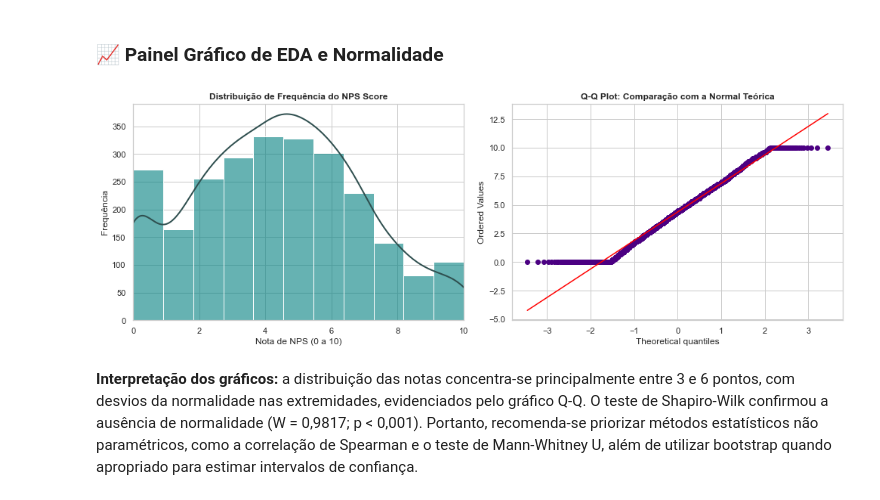
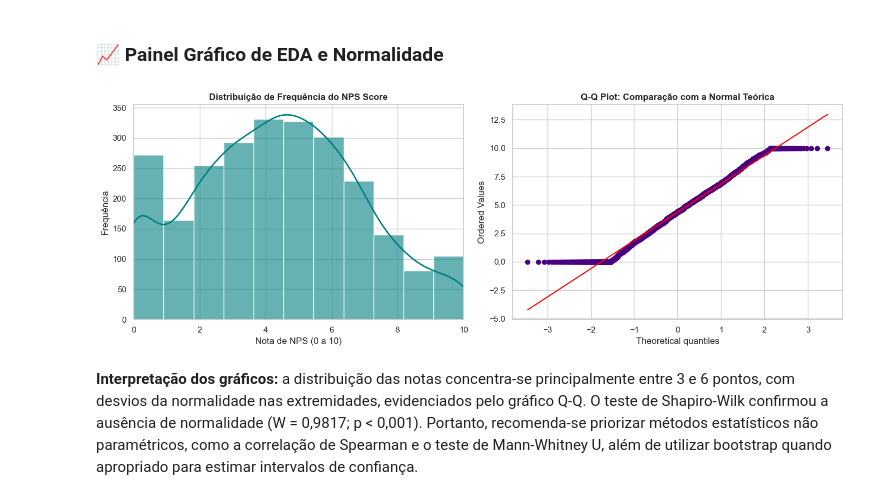
Before and after one commit to gerferson-andre/desafio_nps_fase_1, a Jupyter notebook: notebooks/tech_challenge_andre_v2.ipynb, the cells around one changed output. Drawn from its saved outputs; the diff is of its cells as text; code cells hidden in the pictures.

```diff
--- a/notebooks/tech_challenge_andre_v2.ipynb
+++ b/notebooks/tech_challenge_andre_v2.ipynb
@@ -107,12 +107,11 @@
 | **`customer_tenure_months`** | Preditora Comportamental | **INCLUÍDA** | Tempo de relacionamento / lealdade histórica. |
 | **`customer_region`** | Categorífica Geográfica | **INCLUÍDA** | Avaliação de disparidades regionais via Kruskal-Wallis / ANOVA. |
 # %%
-import os
 import pandas as pd
 import numpy as np
 
 # 1. Definição da base de dados
-df = pd.read_csv("desafio_nps_fase_1.csv")
+df = pd.read_csv("../data/desafio_nps_fase_1.csv")
 
 # 2. Diagnóstico de Dimensões e Tipagem
 print("=== ETAPA: DIMENSÕES E TIPAGEM DOS DADOS ===")
@@ -323,82 +322,66 @@ Estatística W = 0.9817 | p-valor = 0.0000
 # %% [markdown]
 ### 📈 Painel Gráfico de EDA e Normalidade
 # %%
-from scipy.stats import gaussian_kde
+import os
 
-# Preparar os dados
+# 1. Prevenir colisão de threads OpenMP/MKL no Windows (deve ser definido antes de importar numpy/scipy)
+os.environ["KMP_DUPLICATE_LIB_OK"] = "TRUE"
+os.environ["OMP_NUM_THREADS"] = "1"
+os.environ["MKL_NUM_THREADS"] = "1"
+
+import matplotlib
+
+# 2. Utilizar backend de renderização estável para o VS Code
+matplotlib.use("inline")
+
+import matplotlib.pyplot as plt
+import numpy as np
+import pandas as pd
+import seaborn as sns
+from scipy import stats
+
+# --------------------------------------------------
+# Execução dos Gráficos
+# --------------------------------------------------
 nps = pd.to_numeric(df["nps_score"], errors="coerce").dropna()
 nps_array = nps.to_numpy(dtype=float)
 
-# Verificar se existem dados suficientes
-if len(nps_array) == 0:
-    raise ValueError("A coluna nps_score não contém valores numéricos válidos.")
-
-# Criar os gráficos
 fig, axes = plt.subplots(1, 2, figsize=(14, 5))
 
-# --------------------------------------------------
-# Plot 1: Histograma com curva KDE
-# --------------------------------------------------
+# Plot 1: Histograma + KDE
 sns.histplot(
     x=nps_array,
     bins=11,
+    kde=True,
     ax=axes[0],
     color="teal",
-    alpha=0.6
+    alpha=0.6,
+    line_kws={"linewidth": 2},
 )
 
-# Calcular e desenhar a KDE sem sns.kdeplot()
-if len(nps_array) > 1 and np.unique(nps_array).size > 1:
-    kde = gaussian_kde(nps_array)
-
-    x_grid = np.linspace(
-        nps_array.min() - 0.5,
-        nps_array.max() + 0.5,
-        300
-    )
-
-    # Converter explicitamente os resultados para NumPy
-    y_kde = np.asarray(kde(x_grid), dtype=float)
-
-    # Escalar a densidade para a escala de contagem do histograma
-    bin_width = (nps_array.max() - nps_array.min() + 1) / 11
-    y_kde = y_kde * len(nps_array) * bin_width
-
-    axes[0].plot(
-        x_grid,
-        y_kde,
-        color="darkslategray",
-        linewidth=2
-    )
-
 axes[0].set_title(
-    "Distribuição de Frequência do NPS Score",
-    fontsize=12,
-    fontweight="bold"
+    "Distribuição de Frequência do NPS Score", fontsize=12, fontweight="bold"
 )
 axes[0].set_xlabel("Nota de NPS (0 a 10)")
 axes[0].set_ylabel("Frequência")
 axes[0].set_xlim(0, 10)
 
-# --------------------------------------------------
-# Plot 2: Q-Q Plot Teórico de Normalidade
-# --------------------------------------------------
+# Plot 2: Q-Q Plot
 stats.probplot(nps_array, dist="norm", plot=axes[1])
 
 axes[1].set_title(
-    "Q-Q Plot: Comparação com a Normal Teórica",
-    fontsize=12,
-    fontweight="bold"
+    "Q-Q Plot: Comparação com a Normal Teórica", fontsize=12, fontweight="bold"
 )
 
-axes[1].get_lines()[0].set_color("indigo")
-axes[1].get_lines()[1].set_color("red")
+lines = axes[1].get_lines()
+if len(lines) >= 2:
+    lines[0].set_color("indigo")
+    lines[1].set_color("red")
 
-# Ajustar layout e exibir
 plt.tight_layout()
 plt.show()
 # %% [output]
-[figure, old version]
+[figure, new version]
 # %% [markdown]
 **Interpretação dos gráficos:** a distribuição das notas concentra-se principalmente entre 3 e 6 pontos, com desvios da normalidade nas extremidades, evidenciados pelo gráfico Q-Q. O teste de Shapiro-Wilk confirmou a ausência de normalidade (W = 0,9817; p < 0,001). Portanto, recomenda-se priorizar métodos estatísticos não paramétricos, como a correlação de Spearman e o teste de Mann-Whitney U, além de utilizar bootstrap quando apropriado para estimar intervalos de confiança.
 # %% [markdown]
```
Also changed, not shown: parts of 7 cells of this notebook, 1 other file.
